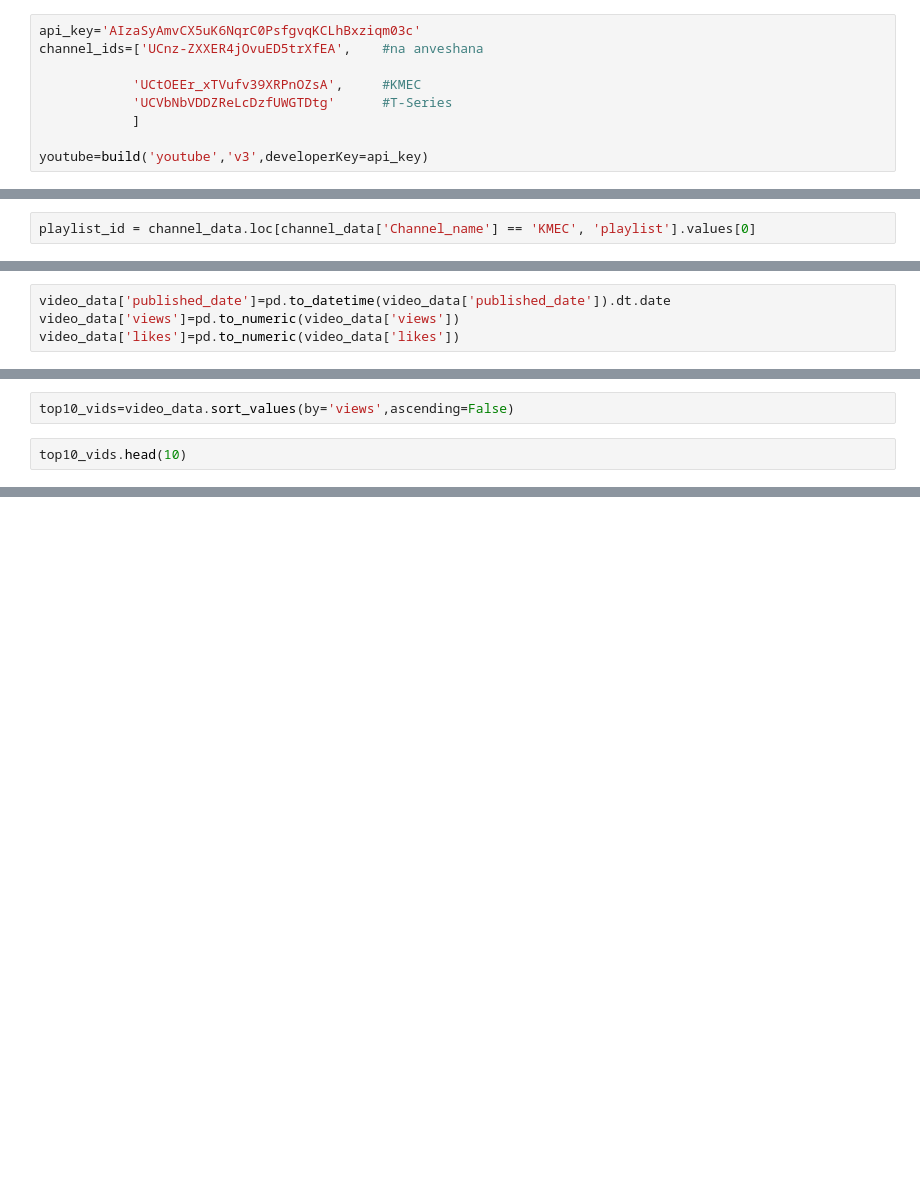
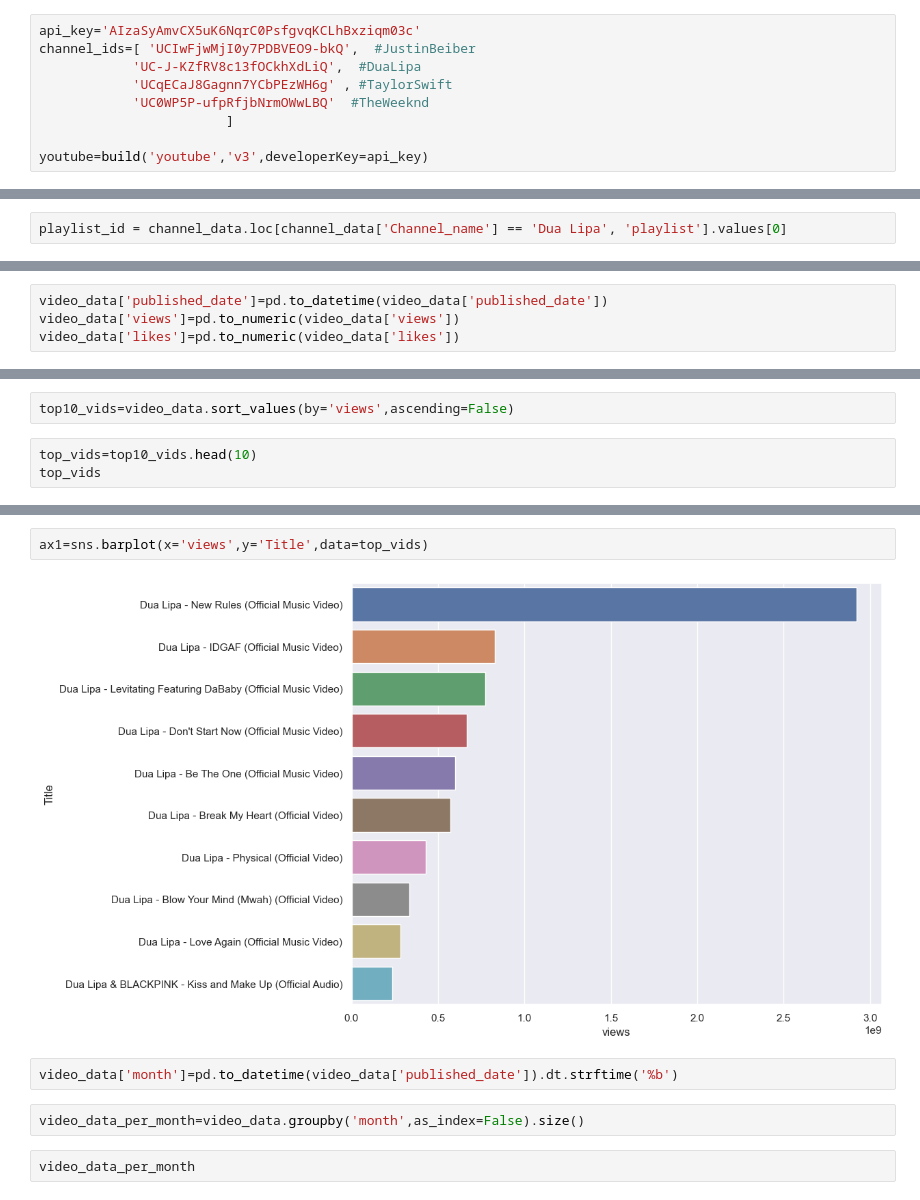
Before and after one commit to Dheeerazzz/YT-Analysis, a Jupyter notebook: project/YT-Analysis.ipynb, the cells around one changed output, grey strips where cells are left out. Drawn from its saved outputs; the diff is of its cells as text; blank space fills up the shorter version.

```diff
--- a/project/YT-Analysis.ipynb
+++ b/project/YT-Analysis.ipynb
@@ -4,11 +4,11 @@ import pandas as pd
 import seaborn as sns
 # %%
 api_key='AIzaSyAmvCX5uK6NqrC0PsfgvqKCLhBxziqm03c'
-channel_ids=['UCnz-ZXXER4jOvuED5trXfEA',    #na anveshana
-
-            'UCtOEEr_xTVufv39XRPnOZsA',     #KMEC
-            'UCVbNbVDDZReLcDzfUWGTDtg'      #T-Series
-            ]
+channel_ids=[ 'UCIwFjwMjI0y7PDBVEO9-bkQ',  #JustinBeiber
+            'UC-J-KZfRV8c13fOCkhXdLiQ',  #DuaLipa
+            'UCqECaJ8Gagnn7YCbPEzWH6g' , #TaylorSwift
+            'UC0WP5P-ufpRfjbNrmOWwLBQ'  #TheWeeknd
+                        ]
 
 youtube=build('youtube','v3',developerKey=api_key)
 # %%
@@ -55,7 +88,7 @@ ax=sns.barplot(x='Channel_name',y='total_videos',data=channel_data)
 # %% [markdown]
 # Function to get video ids
 # %%
-playlist_id = channel_data.loc[channel_data['Channel_name'] == 'KMEC', 'playlist'].values[0]
+playlist_id = channel_data.loc[channel_data['Channel_name'] == 'Dua Lipa', 'playlist'].values[0]
 # %%
 playlist_id
 # %%
@@ -121,7 +155,7 @@ video_data=pd.DataFrame(video_Details)
 # %%
 video_data
 # %%
-video_data['published_date']=pd.to_datetime(video_data['published_date']).dt.date
+video_data['published_date']=pd.to_datetime(video_data['published_date'])
 video_data['views']=pd.to_numeric(video_data['views'])
 video_data['likes']=pd.to_numeric(video_data['likes'])
 # %%
@@ -129,4 +176,5 @@ video_data.info()
 # %%
 top10_vids=video_data.sort_values(by='views',ascending=False)
 # %%
-top10_vids.head(10)
+top_vids=top10_vids.head(10)
+top_vids
@@ -132,0 +193,10 @@ top10_vids.head(10)
+# %%
+ax1=sns.barplot(x='views',y='Title',data=top_vids)
+# %% [output]
+[figure, added]
+# %%
+video_data['month']=pd.to_datetime(video_data['published_date']).dt.strftime('%b')
+# %%
+video_data_per_month=video_data.groupby('month',as_index=False).size()
+# %%
+video_data_per_month
```
Also changed, not shown: parts of 13 cells of this notebook, 2 other files.
